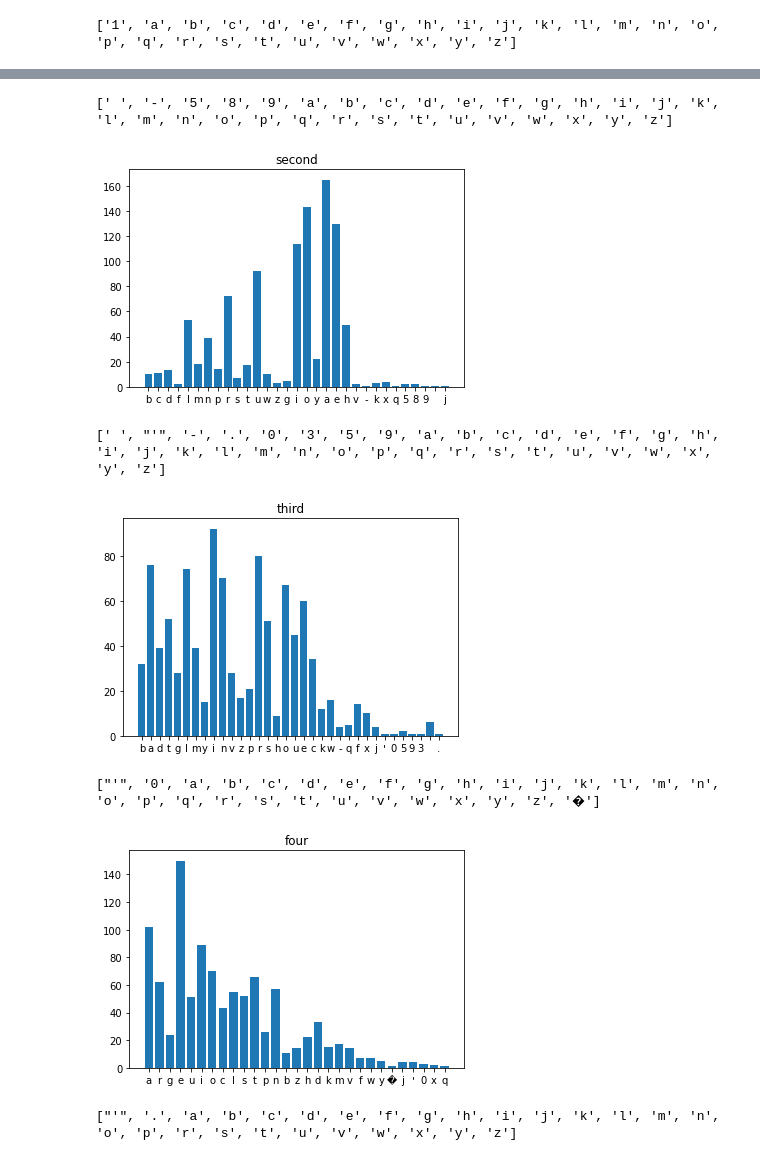
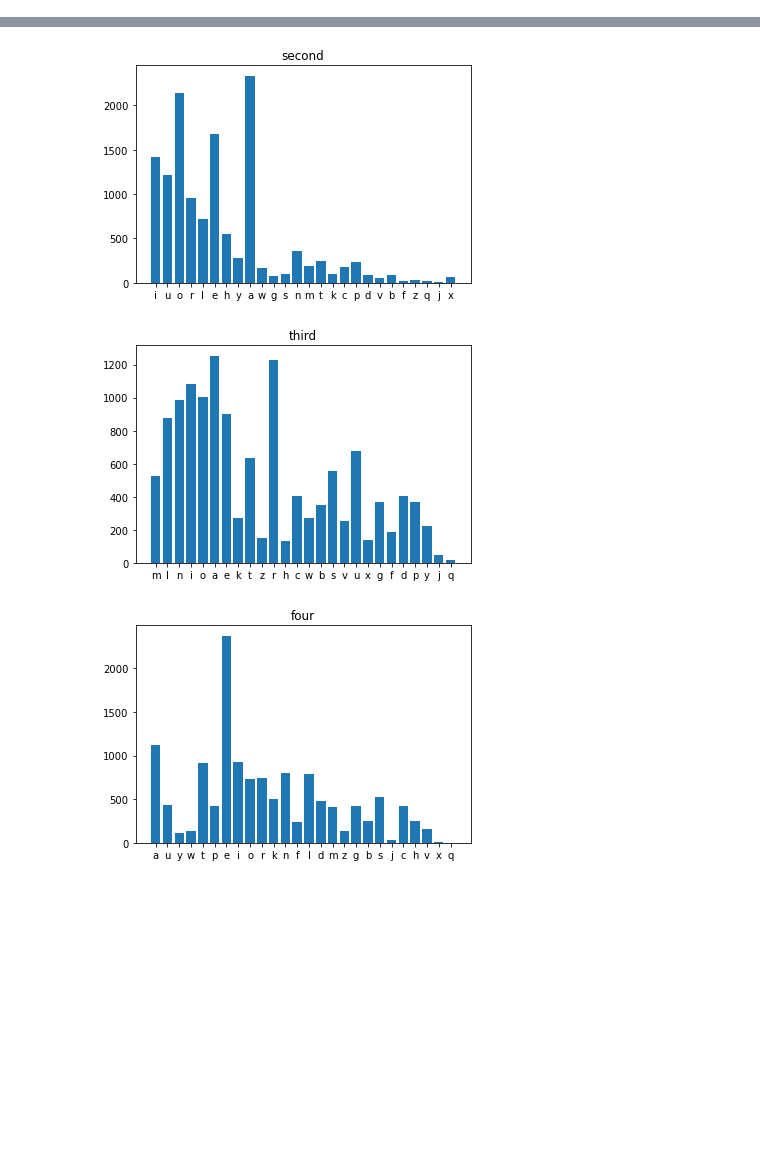
Before and after one commit to SweetyHotGirl21/NYT_Wordl, a Jupyter notebook: Wordl_main.ipynb, the cells around one changed output, grey strips where cells are left out. Cells and saved outputs as stored; diff of their text form; code cells hidden in the pictures; blank space fills up the shorter version.

Commit message:
new data

```diff
--- a/Wordl_main.ipynb
+++ b/Wordl_main.ipynb
@@ -22,2 +13,15 @@ def by_size(words, size):
+# %%
+# loading data
+with open('data\wordsapi_sample.json') as json_file:
+    data_lex = json.load(json_file)
+
+with open("Data\wordle-nyt-allowed-guesses.txt", "r", newline="\n") as guess:
+    data_guess = guess.read().splitlines()
+
+with open("Data\wordle-nyt-answers-alphabetical.txt", "r", newline="\n") as awn:
+    data_awn = awn.read().splitlines()
+
+# create word list from dictionary entries
+word_list = list(data_lex.keys())
 # %%
-l = by_size(word_list,5)
+lex_clean = by_size(word_list,5)
@@ -44,0 +28,5 @@ for x in range(5):
+# %%
+merge_list = lex_clean + data_guess + data_awn
+print(len(merge_list))
+clean_list = list(set(merge_list))
+print(len(clean_list))
@@ -45,2 +36,2 @@ for x in range(5):
 # %%
-letter
+letter = count_letters(clean_list)
@@ -65,9 +38,7 @@ letter
 # %%
-for p in letters:
-    d = sorted(letter[p])
-    print(d)
+for p in letter:
+    title_list = ["first","second","third","four","five"]
     plt.bar(list(letter[p].keys()), letter[p].values())
-    plt.title(p)
+    plt.title(title_list[p])
     plt.show()
 # %% [output]
-['1', 'a', 'b', 'c', 'd', 'e', 'f', 'g', 'h', 'i', 'j', 'k', 'l', 'm', 'n', 'o', 'p', 'q', 'r', 's', 't', 'u', 'v', 'w', 'x', 'y', 'z']
@@ -75,7 +46,3 @@ for p in letters:
-[' ', '-', '5', '8', '9', 'a', 'b', 'c', 'd', 'e', 'f', 'g', 'h', 'i', 'j', 'k', 'l', 'm', 'n', 'o', 'p', 'q', 'r', 's', 't', 'u', 'v', 'w', 'x', 'y', 'z']
-[figure, old version]
+[figure, new version]
-[' ', "'", '-', '.', '0', '3', '5', '9', 'a', 'b', 'c', 'd', 'e', 'f', 'g', 'h', 'i', 'j', 'k', 'l', 'm', 'n', 'o', 'p', 'q', 'r', 's', 't', 'u', 'v', 'w', 'x', 'y', 'z']
-[figure, old version]
+[figure, new version]
-["'", '0', 'a', 'b', 'c', 'd', 'e', 'f', 'g', 'h', 'i', 'j', 'k', 'l', 'm', 'n', 'o', 'p', 'q', 'r', 's', 't', 'u', 'v', 'w', 'x', 'y', 'z', '�']
-[figure, old version]
+[figure, new version]
-["'", '.', 'a', 'b', 'c', 'd', 'e', 'f', 'g', 'h', 'i', 'j', 'k', 'l', 'm', 'n', 'o', 'p', 'r', 's', 't', 'u', 'v', 'w', 'x', 'y', 'z']
```
Also changed, not shown: parts of 14 cells of this notebook, 3 other files.
